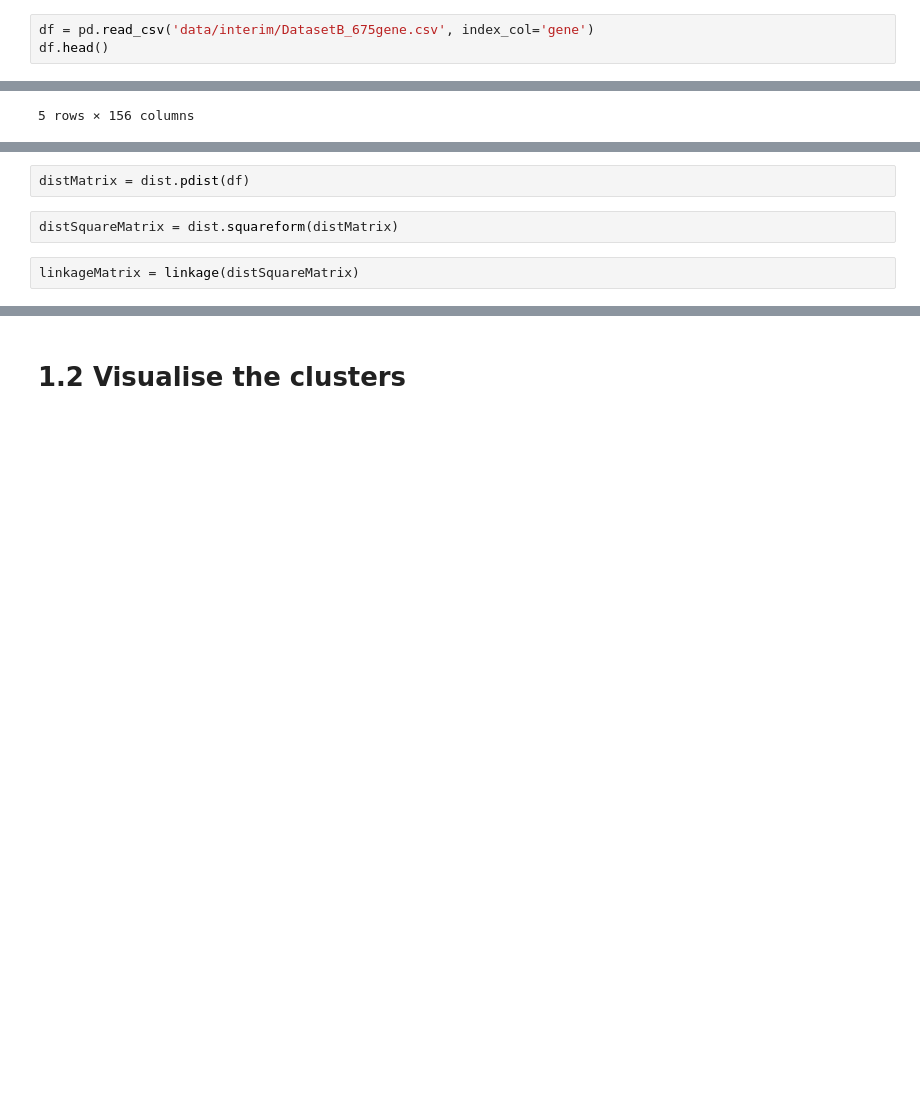
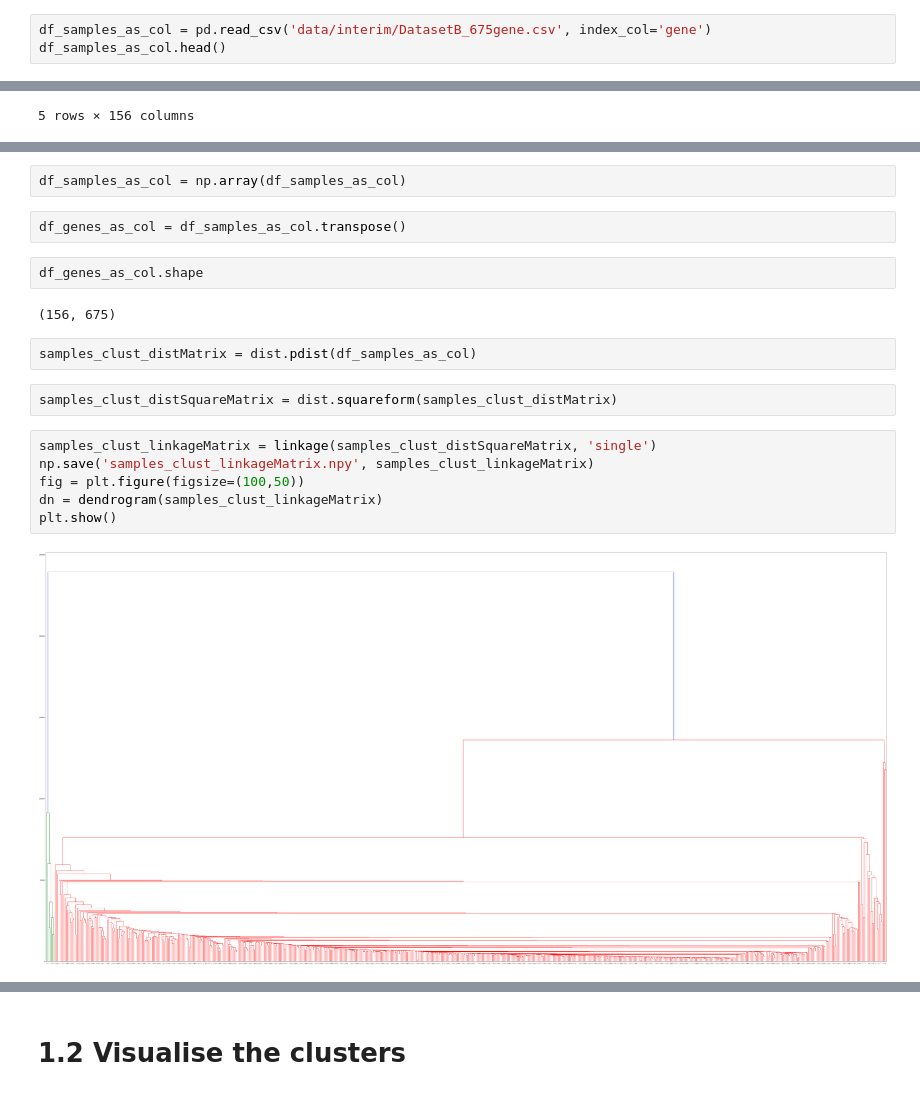
Before and after one commit to jeannefukumaru/aiap_02_unsupervised, a Jupyter notebook: clustering_cancer.ipynb, the cells around one changed output, grey strips where cells are left out. Saved outputs shown, nothing was run; the diff lists cells and outputs as text; blank space fills up the shorter version.

```diff
--- a/clustering_cancer.ipynb
+++ b/clustering_cancer.ipynb
@@ -29,8 +29,8 @@ import sklearn
 from sklearn.cluster import AgglomerativeClustering
 import sklearn.metrics as sm
 # %%
-df = pd.read_csv('data/interim/DatasetB_675gene.csv', index_col='gene')
-df.head()
+df_samples_as_col = pd.read_csv('data/interim/DatasetB_675gene.csv', index_col='gene')
+df_samples_as_col.head()
 # %% [output]
 |  | AD043 | AD111 | AD114 | AD115 | AD118 | AD119 | AD120 | AD122 | AD123 | AD127 | ... | ... |
 | gene |  |  |  |  |  |  |  |  |  |  |  | ... |
@@ -52,7 +47,21 @@ df.shape
+# %%
+df_samples_as_col = np.array(df_samples_as_col)
+# %%
+df_genes_as_col = df_samples_as_col.transpose()
+# %%
+df_genes_as_col.shape
+# %% [output]
+(156, 675)
 # %%
-distMatrix = dist.pdist(df)
+samples_clust_distMatrix = dist.pdist(df_samples_as_col)
 # %%
-distSquareMatrix = dist.squareform(distMatrix)
+samples_clust_distSquareMatrix = dist.squareform(samples_clust_distMatrix)
-# %%
-linkageMatrix = linkage(distSquareMatrix)
+# %%
+samples_clust_linkageMatrix = linkage(samples_clust_distSquareMatrix, 'single')
+np.save('samples_clust_linkageMatrix.npy', samples_clust_linkageMatrix)
+fig = plt.figure(figsize=(100,50))
+dn = dendrogram(samples_clust_linkageMatrix)
+plt.show()
+# %% [output]
+[figure, added]
 # %%
```
Also changed, not shown: parts of 16 cells of this notebook, 2 other files.
